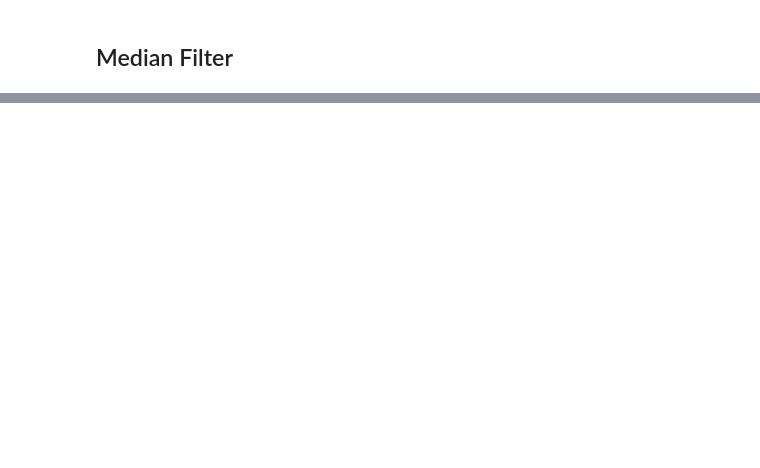
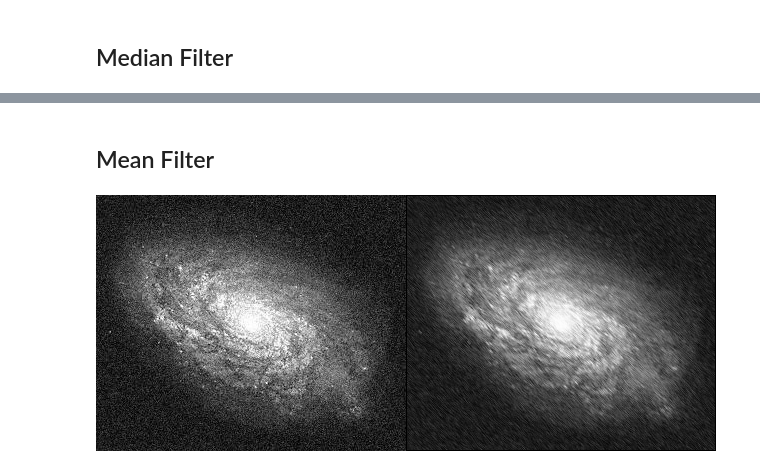
Before and after one commit to AchmadWibawa/PCVK, a Jupyter notebook: UTS.ipynb, the cells around one changed output, grey strips where cells are left out. Cells and saved outputs as stored; diff of their text form; code cells hidden in the pictures; blank space fills up the shorter version.

```diff
--- a/UTS.ipynb
+++ b/UTS.ipynb
@@ -44,0 +58,21 @@ def median_filter(data, filter_size):
+# %% [markdown]
+## Mean Filter
+# %%
+def mean_filter(data, kernel_size):
+    data_final = np.zeros(data.shape, np.uint8)
+    result = 0
+    for a in range(1, data.shape[0]-1):
+      for b in range(1, data.shape[1]-1):
+        for x in range(-1, 2):
+          for y in range(-1, 2):
+            result = result + data[a+y, b+y]
+        data_final[a][b] = int(result / kernel_size)
+        result = 0
+
+    return data_final
+# %%
+meanF = mean_filter(img_gray, 9)
+final_frame = cv.hconcat((img_gray, meanF))
+cv2_imshow(final_frame)
+# %% [output]
+[figure, added]
```
Also changed, not shown: parts of 14 cells of this notebook.
